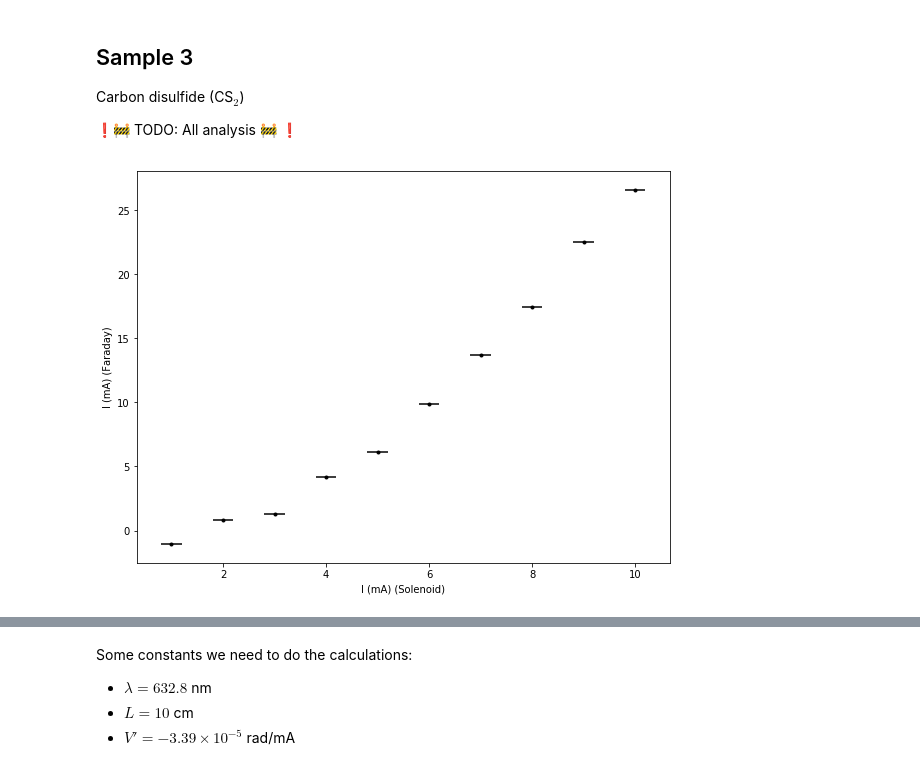
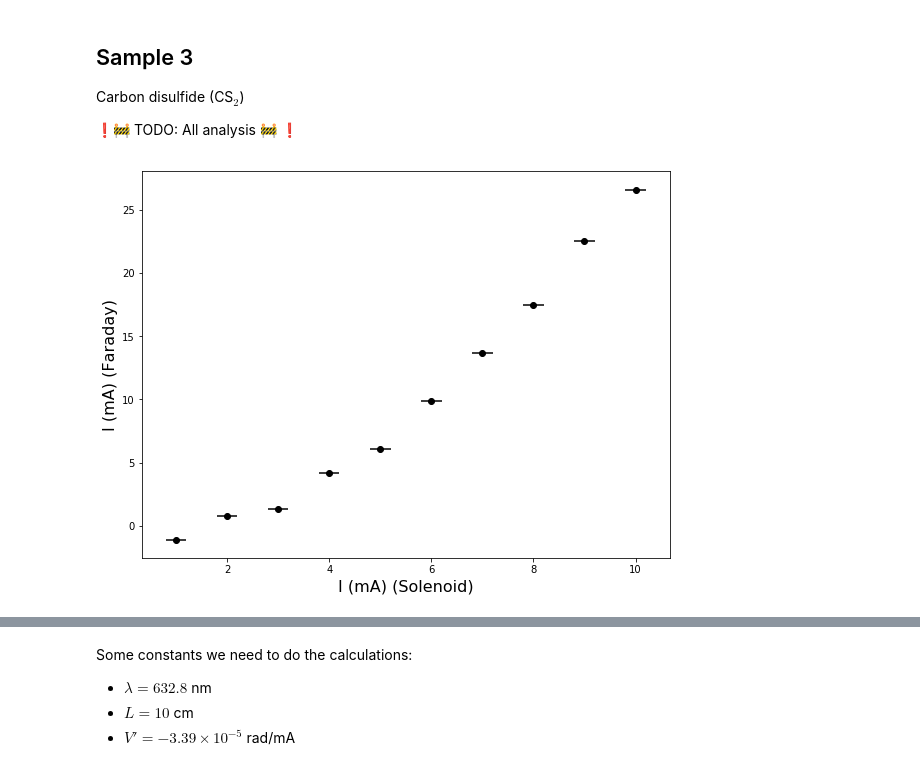
Before and after one commit to iyanmv/APL_ws18-19, a Jupyter notebook: MagnetoOptics/Magneto Optics analysis.ipynb, the cells around one changed output, grey strips where cells are left out. Saved outputs shown, nothing was run; the diff lists cells and outputs as text; code cells hidden in the pictures.

```diff
--- a/MagnetoOptics/Magneto Optics analysis.ipynb
+++ b/MagnetoOptics/Magneto Optics analysis.ipynb
@@ -225,8 +233,8 @@ Carbon disulfide (CS$_2$)
 ❗🚧 TODO: All analysis 🚧 ❗
 # %%
 fig, ax1 = plt.subplots(1, 1, figsize=(8,6), constrained_layout=True)
-ax1.errorbar(sample3[:,0], sample3[:,1], xerr=0.2, yerr=0.05, fmt='k.')
-ax1.set_xlabel('I (mA) (Solenoid)')
-ax1.set_ylabel('I (mA) (Faraday)');
+ax1.errorbar(sample3[:,0], sample3[:,1], xerr=0.2, yerr=0.05, fmt='ko')
+ax1.set_xlabel('I (mA) (Solenoid)', fontsize=16)
+ax1.set_ylabel('I (mA) (Faraday)', fontsize=16);
 # %% [output]
-[figure, old version]
+[figure, new version]
```
Also changed, not shown: parts of 28 cells of this notebook, 17 other files.
